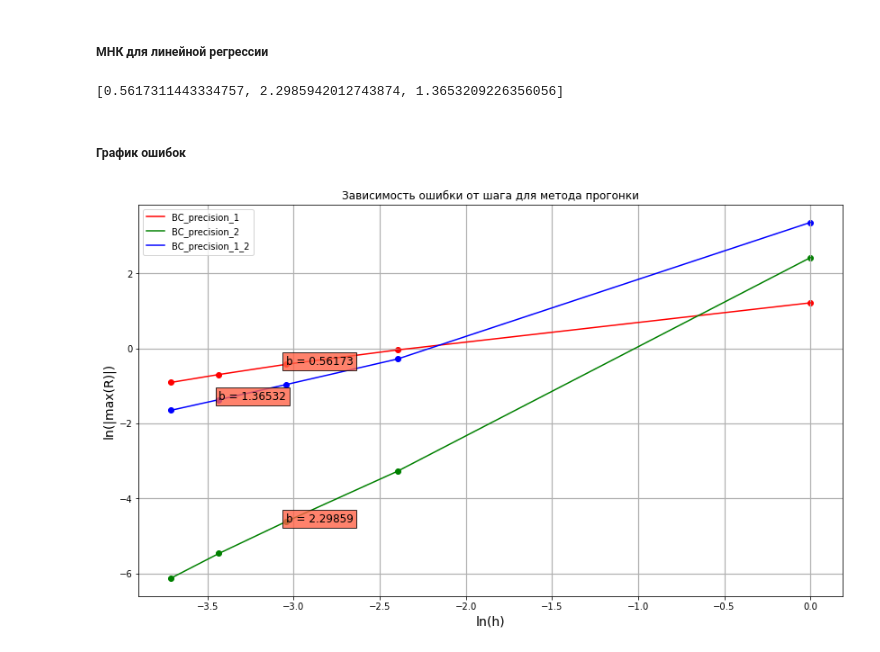
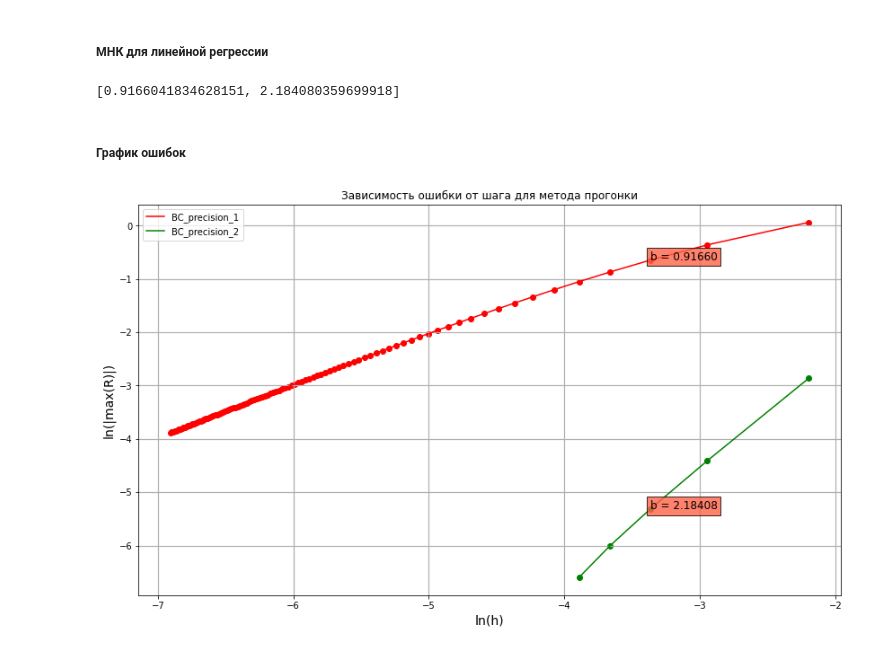
Before and after one commit to Shchetinnikov/Numerical_Methods, a Jupyter notebook: Lab6.ipynb, the cells around one changed output. Drawn from its saved outputs; the diff is of its cells as text; code cells hidden in the pictures.

```diff
--- a/Lab6.ipynb
+++ b/Lab6.ipynb
@@ -479,19 +451,15 @@ for n in np.arange(node_min_count, node_max_count + 1, step=10):
 
     a1_plot, b1_plot, c1_plot, f1_plot = SLE_constants (x0_plot, alpha1, alpha2, beta1, beta2, gamma1, gamma2, p, q, f)
     a2_plot, b2_plot, c2_plot, f2_plot = SLE_constants (x0_plot, alpha1, alpha2, beta1, beta2, gamma1, gamma2, p, q, f, 2)
-    a3_plot, b3_plot, c3_plot, f3_plot = SLE_constants_(x0_plot, alpha1, alpha2, beta1, beta2, gamma1, gamma2, p, q, f)
 
     y1_plot = Thomas_algorithm(a1_plot, b1_plot, c1_plot, f1_plot)
     y2_plot = Thomas_algorithm(a2_plot, b2_plot, c2_plot, f2_plot)
-    y3_plot = Thomas_algorithm(a3_plot, b3_plot, c3_plot, f3_plot)
     u_plot  = [u(x) for x in x0_plot]
 
     max_error1 = max([abs(y1 - u) for y1, u in zip(y1_plot, u_plot)])
     max_error2 = max([abs(y2 - u) for y2, u in zip(y2_plot, u_plot)])
-    max_error3 = max([abs(y3 - u) for y3, u in zip(y3_plot, u_plot)])
 
     h_plot.append(h)
     errors_plot1.append(max_error1)
     errors_plot2.append(max_error2)
-    errors_plot3.append(max_error3)
 # %%
@@ -524,49 +492,60 @@ ln_errors_plot3 = np.log(errors_plot3[:-5])
 # %% [markdown]
 ##### МНК для линейной регрессии
 # %%
-ln_errors = [ln_errors_plot1, ln_errors_plot2, ln_errors_plot3]
-b_order   = [0, 0, 0]
+ln_errors_plot2 = ln_errors_plot2[:5]
+ln_h_plot2      = ln_h_plot[:5]
 
-for b_index in range(len(b_order)):
+ln_errors = [ln_errors_plot1, ln_errors_plot2]
+b_order1  = 0
+b_order2  = 0
 
-    for index in range(len(ln_h_plot)):
-        b_order[b_index] += ln_h_plot[index] * ln_errors[b_index][index]
-    b_order[b_index] *= len(ln_h_plot)
 
-    b_order[b_index] -= (np.sum(ln_h_plot) * np.sum(ln_errors[b_index]))
-    b_order[b_index] /= (len(ln_h_plot) * np.sum(np.power(ln_h_plot, 2)) - np.power(np.sum(ln_h_plot), 2))
+# b_order1
+for index in range(len(ln_h_plot)):
+    b_order1 += ln_h_plot[index] * ln_errors[0][index]
+b_order1 *= len(ln_h_plot)
 
+b_order1 -= (np.sum(ln_h_plot) * np.sum(ln_errors[0]))
+b_order1 /= (len(ln_h_plot) * np.sum(np.power(ln_h_plot, 2)) - np.power(np.sum(ln_h_plot), 2))
+
+
+# b_order2
+for index in range(len(ln_h_plot2)):
+    b_order2 += ln_h_plot2[index] * ln_errors[1][index]
+b_order2 *= len(ln_h_plot2)
+
+b_order2 -= (np.sum(ln_h_plot2) * np.sum(ln_errors[1]))
+b_order2 /= (len(ln_h_plot2) * np.sum(np.power(ln_h_plot2, 2)) - np.power(np.sum(ln_h_plot2), 2))
+
+
+b_order = [b_order1, b_order2]
 b_order
 # %% [output]
-[0.5617311443334757, 2.2985942012743874, 1.3653209226356056]
+[0.9166041834628151, 2.184080359699918]
 # %% [markdown]
 ##### График ошибок
 # %%
 fig, ax = plt.subplots(figsize=(14, 8))
 
 props = dict(boxstyle='square', facecolor='tomato', alpha=0.8)
 
 ax.scatter(ln_h_plot,    ln_errors_plot1, color="red")
 ax.plot   (ln_h_plot,    ln_errors_plot1, color="red", label='BC_precision_1')
 plt.text  (ln_h_plot[2], ln_errors_plot1[2], "b = {0:.5f}".format(b_order[0]), fontsize = 12, bbox=props)
 
-ax.scatter(ln_h_plot,    ln_errors_plot2, color="green")
-ax.plot   (ln_h_plot,    ln_errors_plot2, color="green", label='BC_precision_2')
-plt.text  (ln_h_plot[2], ln_errors_plot2[2], "b = {0:.5f}".format(b_order[1]), fontsize = 12, bbox=props)
-
-ax.scatter(ln_h_plot,    ln_errors_plot3, color="blue")
-ax.plot   (ln_h_plot,    ln_errors_plot3, color="blue", label='BC_precision_1_2')
-plt.text  (ln_h_plot[3], ln_errors_plot3[3], "b = {0:.5f}".format(b_order[2]), fontsize = 12, bbox=props)
+ax.scatter(ln_h_plot2,    ln_errors_plot2, color="green")
+ax.plot   (ln_h_plot2,    ln_errors_plot2, color="green", label='BC_precision_2')
+plt.text  (ln_h_plot2[2], ln_errors_plot2[2], "b = {0:.5f}".format(b_order[1]), fontsize = 12, bbox=props)
 
 ax.grid(which="major", linewidth=1.2)
 ax.grid(which="minor", linestyle="--", color="gray", linewidth=0.5)
 
 ax.set_xlabel("ln(h)", fontsize=14)
 ax.set_ylabel("ln(|max(R)|)", fontsize=14)
 
 plt.title("Зависимость ошибки от шага для метода прогонки")
 plt.legend()
 
 plt.show()
 # %% [output]
-[figure, old version]
+[figure, new version]
```
Also changed, not shown: parts of 15 cells of this notebook.
